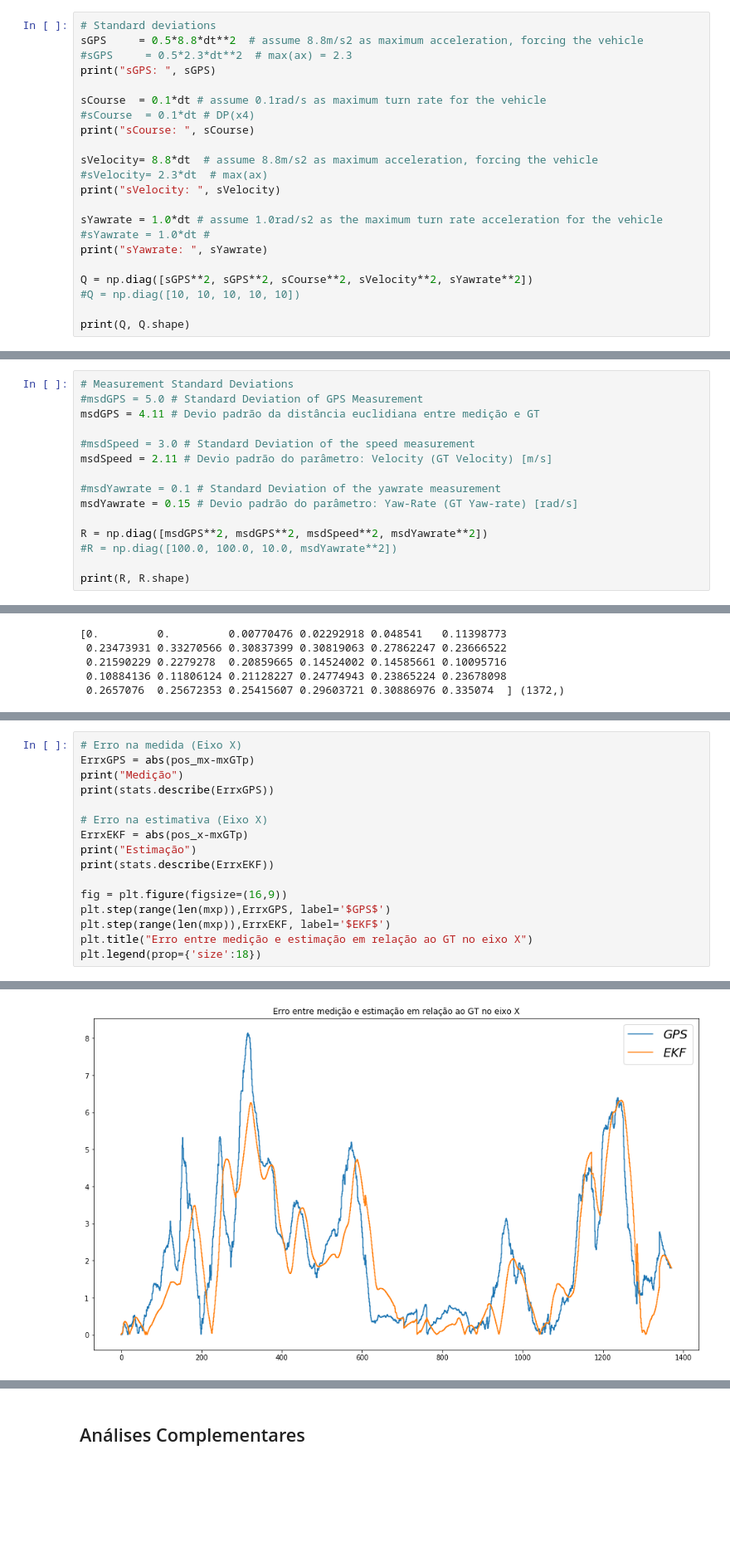
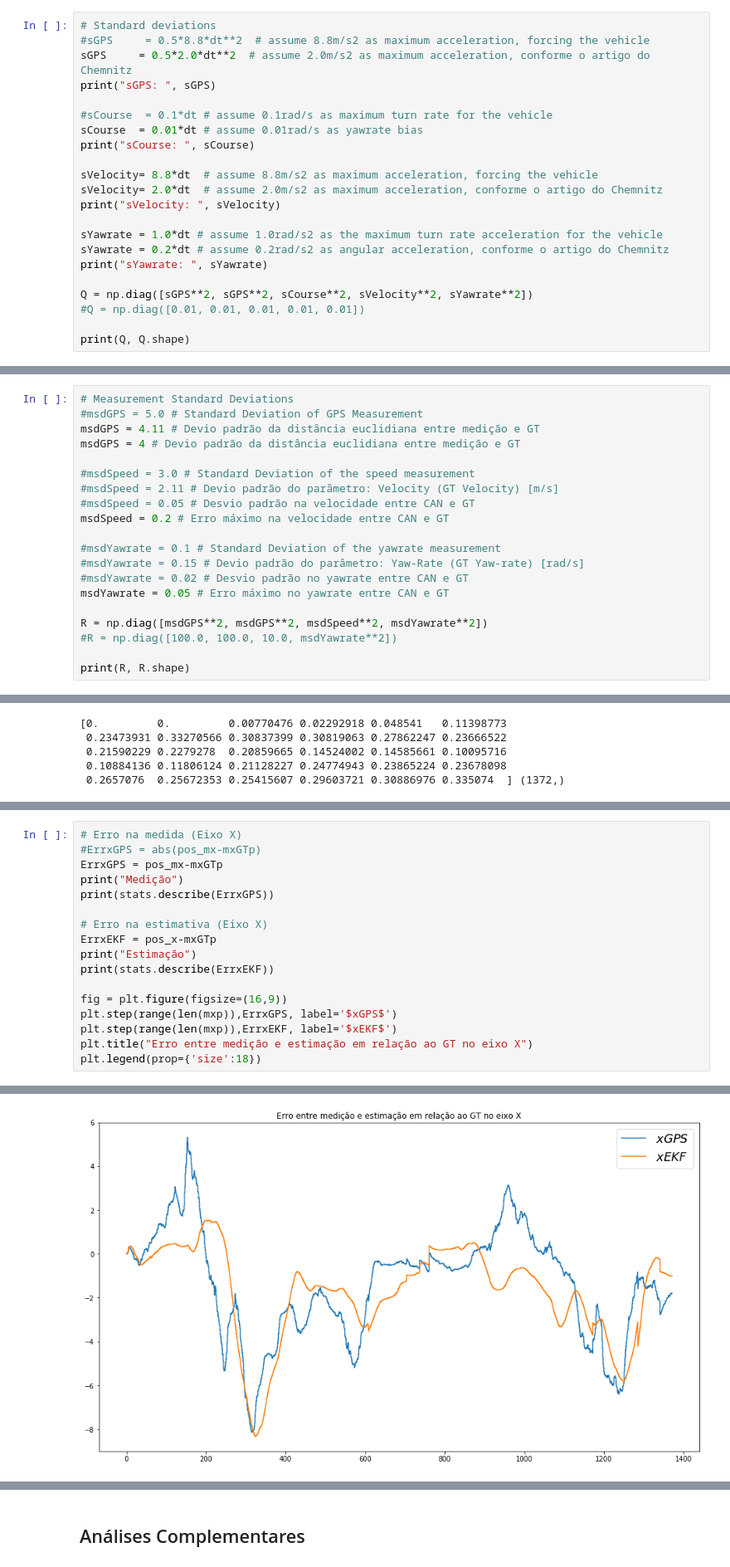
Before and after one commit to giovannix/chemnitz, a Jupyter notebook: EKF_CTRV_MY_DATASET.ipynb, the cells around one changed output, grey strips where cells are left out. Shown at 83% size. Saved outputs shown, nothing was run; the diff lists cells and outputs as text; blank space fills up the shorter version.

```diff
--- a/EKF_CTRV_MY_DATASET.ipynb
+++ b/EKF_CTRV_MY_DATASET.ipynb
@@ -84,24 +84,24 @@ dt = 1.0/50.0 # Sample Rate of the Measurements is 50 Hz (MY_VELOCITY.csv and MY
 dtGPS = 1.0/5.0 # Sample Rate of Low Cost GPS is 5 Hz (MY_NAV-POSLLH.csv)
 # %%
 # Standard deviations
-sGPS     = 0.5*8.8*dt**2  # assume 8.8m/s2 as maximum acceleration, forcing the vehicle
-#sGPS     = 0.5*2.3*dt**2  # max(ax) = 2.3
+#sGPS     = 0.5*8.8*dt**2  # assume 8.8m/s2 as maximum acceleration, forcing the vehicle
+sGPS     = 0.5*2.0*dt**2  # assume 2.0m/s2 as maximum acceleration, conforme o artigo do Chemnitz
 print("sGPS: ", sGPS)
 
-sCourse  = 0.1*dt # assume 0.1rad/s as maximum turn rate for the vehicle
-#sCourse  = 0.1*dt # DP(x4)
+#sCourse  = 0.1*dt # assume 0.1rad/s as maximum turn rate for the vehicle
+sCourse  = 0.01*dt # assume 0.01rad/s as yawrate bias
 print("sCourse: ", sCourse)
 
 sVelocity= 8.8*dt  # assume 8.8m/s2 as maximum acceleration, forcing the vehicle
-#sVelocity= 2.3*dt  # max(ax)
+sVelocity= 2.0*dt  # assume 2.0m/s2 as maximum acceleration, conforme o artigo do Chemnitz
 print("sVelocity: ", sVelocity)
 
 sYawrate = 1.0*dt # assume 1.0rad/s2 as the maximum turn rate acceleration for the vehicle
-#sYawrate = 1.0*dt #
+sYawrate = 0.2*dt # assume 0.2rad/s2 as angular acceleration, conforme o artigo do Chemnitz
 print("sYawrate: ", sYawrate)
 
 Q = np.diag([sGPS**2, sGPS**2, sCourse**2, sVelocity**2, sYawrate**2])
-#Q = np.diag([10, 10, 10, 10, 10])
+#Q = np.diag([0.01, 0.01, 0.01, 0.01, 0.01])
 
 print(Q, Q.shape)
 # %% [output]
@@ -170,12 +170,17 @@ If no GPS measurement is available, simply set the corresponding values in $J_h$
 # Measurement Standard Deviations
 #msdGPS = 5.0 # Standard Deviation of GPS Measurement
 msdGPS = 4.11 # Devio padrão da distância euclidiana entre medição e GT
+msdGPS = 4 # Devio padrão da distância euclidiana entre medição e GT
 
 #msdSpeed = 3.0 # Standard Deviation of the speed measurement
-msdSpeed = 2.11 # Devio padrão do parâmetro: Velocity (GT Velocity) [m/s]
+#msdSpeed = 2.11 # Devio padrão do parâmetro: Velocity (GT Velocity) [m/s]
+#msdSpeed = 0.05 # Desvio padrão na velocidade entre CAN e GT
+msdSpeed = 0.2 # Erro máximo na velocidade entre CAN e GT
 
 #msdYawrate = 0.1 # Standard Deviation of the yawrate measurement
-msdYawrate = 0.15 # Devio padrão do parâmetro: Yaw-Rate (GT Yaw-rate) [rad/s]
+#msdYawrate = 0.15 # Devio padrão do parâmetro: Yaw-Rate (GT Yaw-rate) [rad/s]
+#msdYawrate = 0.02 # Desvio padrão no yawrate entre CAN e GT
+msdYawrate = 0.05 # Erro máximo no yawrate entre CAN e GT
 
 R = np.diag([msdGPS**2, msdGPS**2, msdSpeed**2, msdYawrate**2])
 #R = np.diag([100.0, 100.0, 10.0, msdYawrate**2])
@@ -991,17 +996,18 @@ plt.legend(prop={'size':18})
 # %%
 # Erro na medida (Eixo X)
-ErrxGPS = abs(pos_mx-mxGTp)
+#ErrxGPS = abs(pos_mx-mxGTp)
+ErrxGPS = pos_mx-mxGTp
 print("Medição")
 print(stats.describe(ErrxGPS))
 
 # Erro na estimativa (Eixo X)
-ErrxEKF = abs(pos_x-mxGTp)
+ErrxEKF = pos_x-mxGTp
 print("Estimação")
 print(stats.describe(ErrxEKF))
 
 fig = plt.figure(figsize=(16,9))
-plt.step(range(len(mxp)),ErrxGPS, label='$GPS$')
-plt.step(range(len(mxp)),ErrxEKF, label='$EKF$')
+plt.step(range(len(mxp)),ErrxGPS, label='$xGPS$')
+plt.step(range(len(mxp)),ErrxEKF, label='$xEKF$')
 plt.title("Erro entre medição e estimação em relação ao GT no eixo X")
 plt.legend(prop={'size':18})
 # %% [output]
@@ -1012,5 +1018,5 @@ DescribeResult(nobs=1372, minmax=(0.0, 6.322425082702246), mean=1.97592526741520
 <matplotlib.legend.Legend at 0x...>
-[figure, old version]
+[figure, new version]
 # %%
 # # Erro na medida (Eixo X)
 # ErrxGPS = abs(Zx-mxGT)
```
Also changed, not shown: parts of 29 cells of this notebook, 1 other file.
